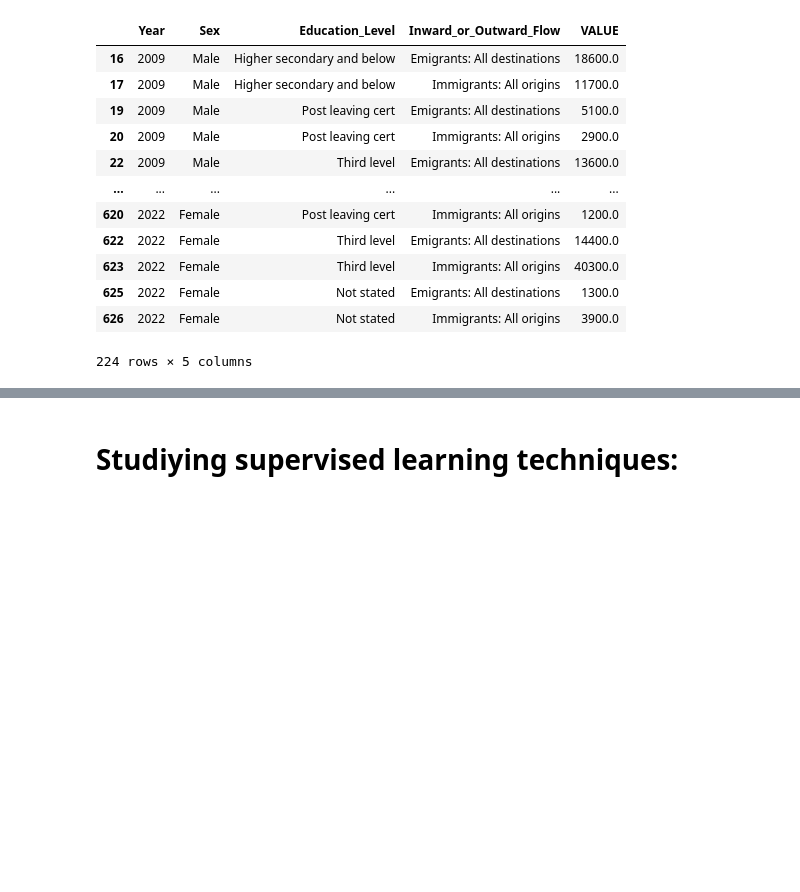
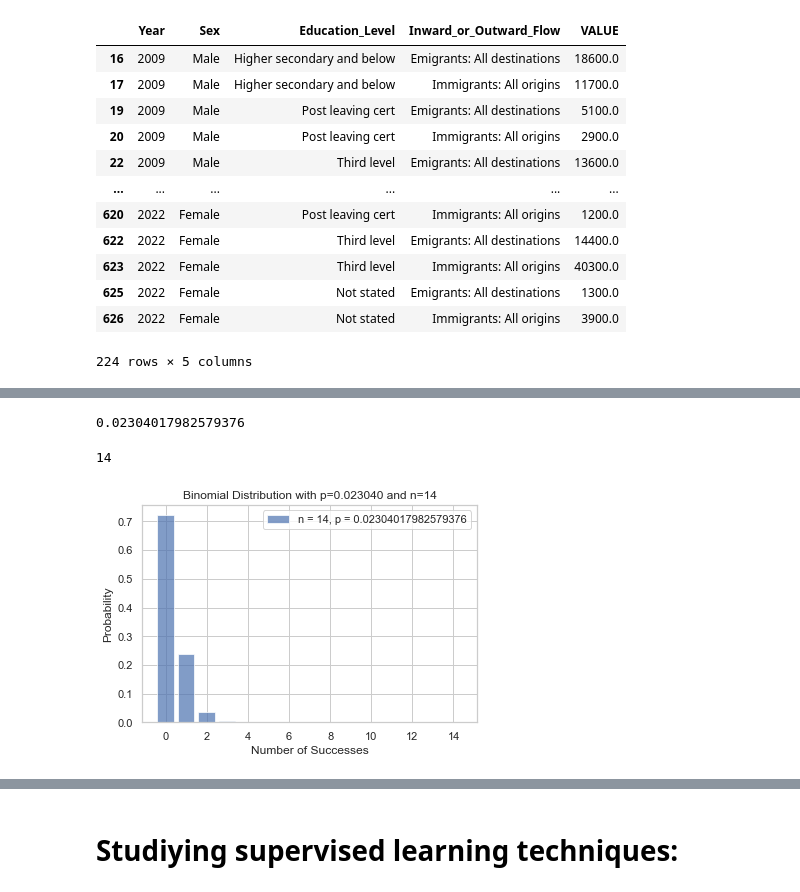
Before and after one commit to JoseRicoCct/CA1_Integrated_Assesment_MSc_Data_Analytics_CCT_Semester_1, a Jupyter notebook: CA1_Semester1.ipynb, the cells around one changed output, grey strips where cells are left out. Drawn from its saved outputs; the diff is of its cells as text; code cells hidden in the pictures; blank space fills up the shorter version.

```diff
--- a/CA1_Semester1.ipynb
+++ b/CA1_Semester1.ipynb
@@ -460,0 +445,2 @@ The probability of having 13500 female immigrants with higher secondary and belo
+# %%
+subset_df3 = df3[(df3['Sex'] == 'Male') & (df3['Education_Level'] == 'Post leaving cert') &(df3['Inward_or_Outward_Flow'] == 'Emigrants: All destinations')]
@@ -460,0 +465,36 @@ The probability of having 13500 female immigrants with higher secondary and belo
+# %%
+#Finding the probability from 2009 to 2022 for Male Emigrants that have Post leaving cert:
+p=subset_df3.Probability.sum()
+print(p)
+# %% [output]
+0.02304017982579376
+# %%
+n  = len(subset_df3['Year'])
+print(n)
+# %% [output]
+14
+# %%
+import numpy as np
+import matplotlib.pyplot as plt
+from scipy.stats import binom
+import seaborn as sns
+# Parameters for the Binomial distribution
+p    # Probability of success
+n   # Number of trials
+
+# Generating the x values
+x = np.arange(0, n + 1)
+
+# Calculating the Binomial distribution for the given parameters
+y = binom.pmf(x, n, p)
+
+# Plotting the Binomial distribution
+sns.set(style="whitegrid")
+plt.bar(x, y, alpha=0.7, align='center', label=f'n = {n}, p = {p}')
+plt.title('Binomial Distribution with p=0.023040 and n=14')
+plt.xlabel('Number of Successes')
+plt.ylabel('Probability')
+plt.legend()
+plt.show()
+# %% [output]
+[figure, added]
```
Also changed, not shown: parts of 43 cells of this notebook.
